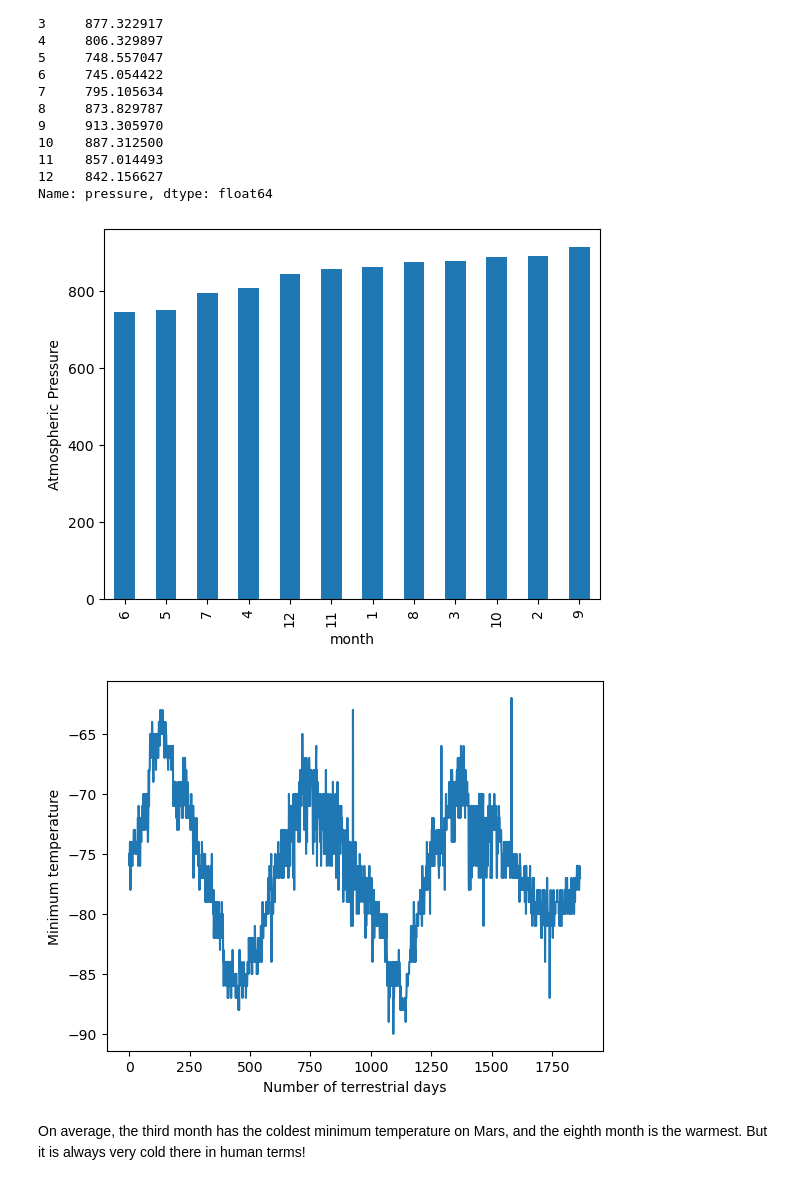
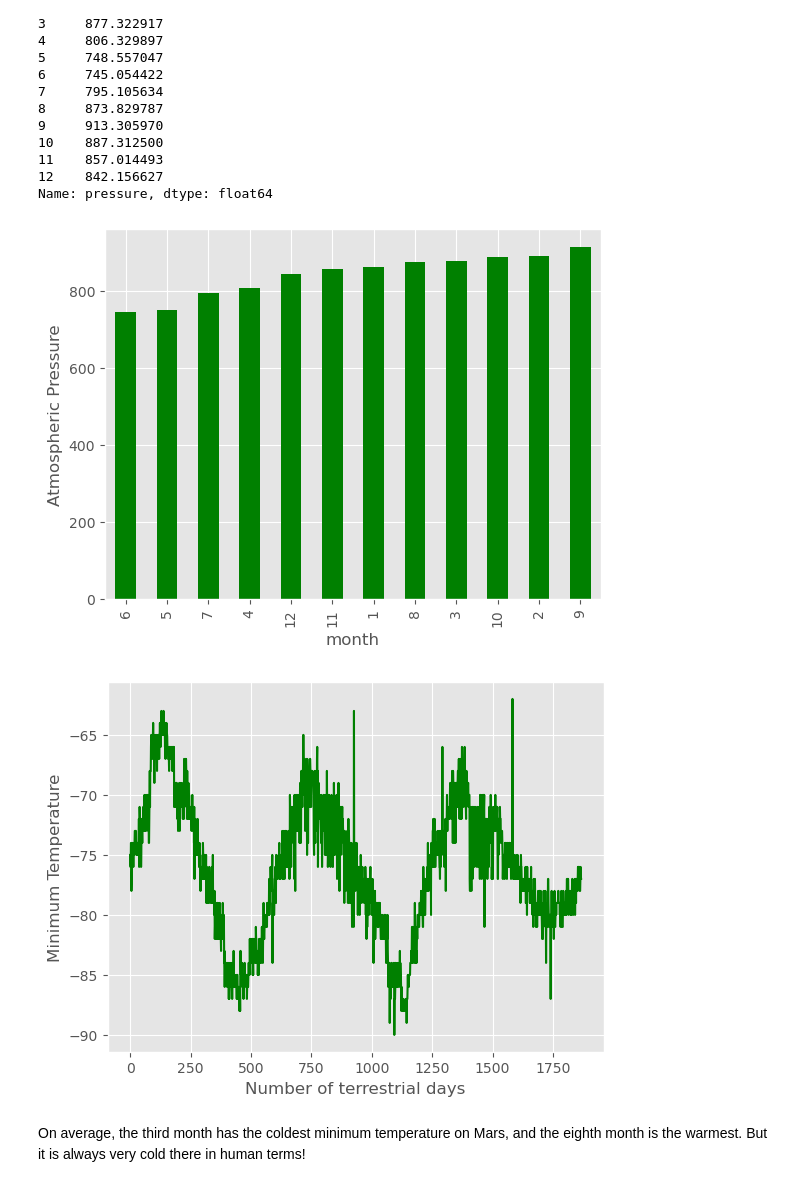
Before and after one commit to YesmelinP/data-collection, a Jupyter notebook: part_2_mars_weather.ipynb, the cells around one changed output. Cells and saved outputs as stored; diff of their text form; code cells hidden in the pictures.

```diff
--- a/part_2_mars_weather.ipynb
+++ b/part_2_mars_weather.ipynb
@@ -7,6 +7,7 @@ from splinter import Browser
 from bs4 import BeautifulSoup
 import matplotlib.pyplot as plt
 import pandas as pd
+plt.style.use('ggplot')
 # %%
 browser = Browser('chrome')
 # %% [markdown]
@@ -208,5 +220,7 @@ Name: min_temp, dtype: float64
 # %%
 # 4. Average pressure by Martian month
+pressure_avg_month = mars_df.groupby('month')['pressure'].mean()
+pressure_avg_month
 # %% [output]
 month
 1     862.488506
@@ -224,12 +238,19 @@ month
 Name: pressure, dtype: float64
 # %%
 # Plot the average pressure by month
+pressure_avg_month.sort_values().plot.bar(color='green')
+plt.ylabel('Atmospheric Pressure')
+plt.show()
 # %% [output]
-[figure, old version]
+[figure, new version]
 # %%
 # 5. How many terrestrial (earth) days are there in a Martian year?
+mars_df['min_temp'].plot(color='green')
+plt.ylabel('Minimum Temperature')
+plt.xlabel('Number of terrestrial days')
+plt.show()
 # %% [output]
-[figure, old version]
+[figure, new version]
 # %% [markdown]
 On average, the third month has the coldest minimum temperature on Mars, and the eighth month is the warmest. But it is always very cold there in human terms!
 # %% [markdown]
```
Also changed, not shown: parts of 6 cells of this notebook, 1 other file.
